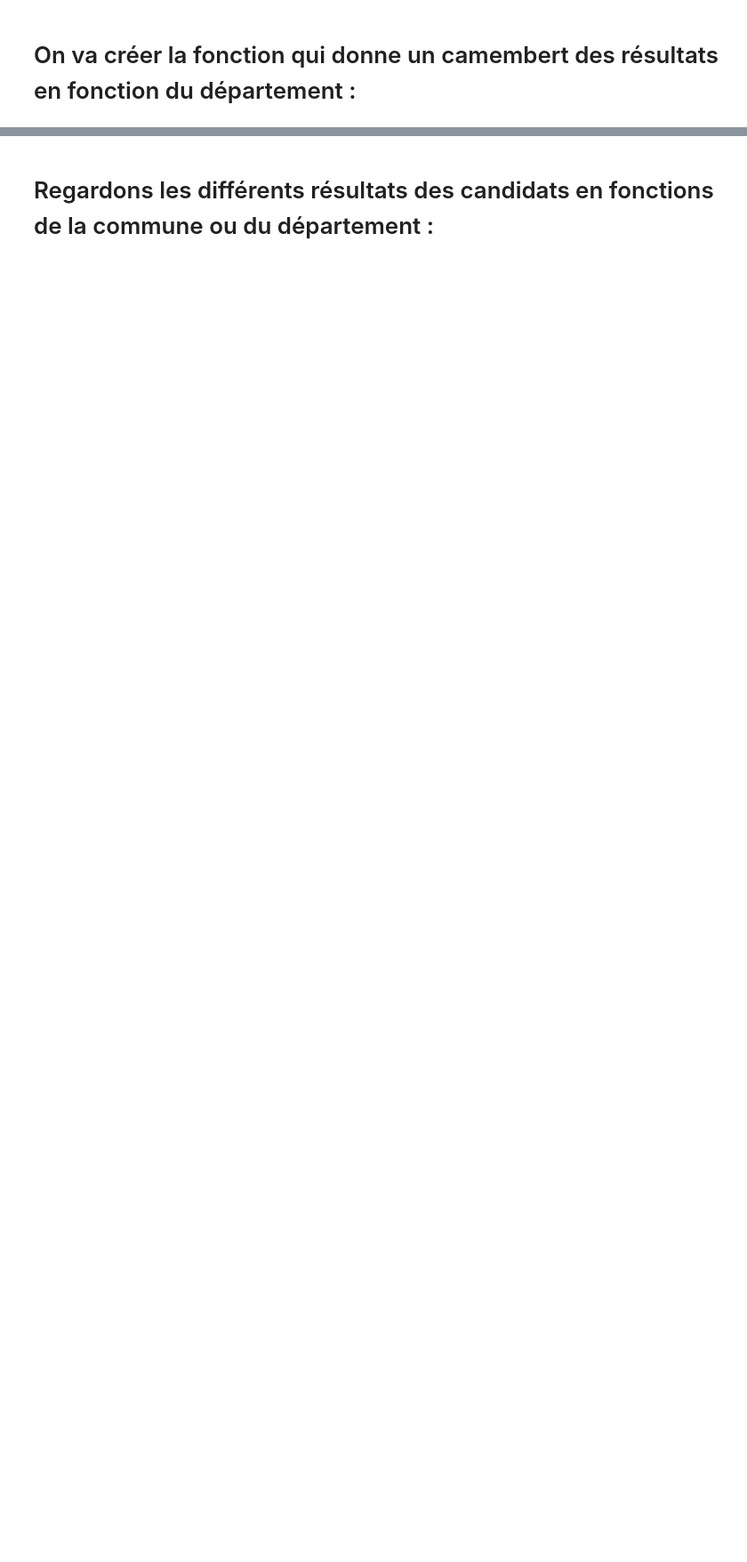
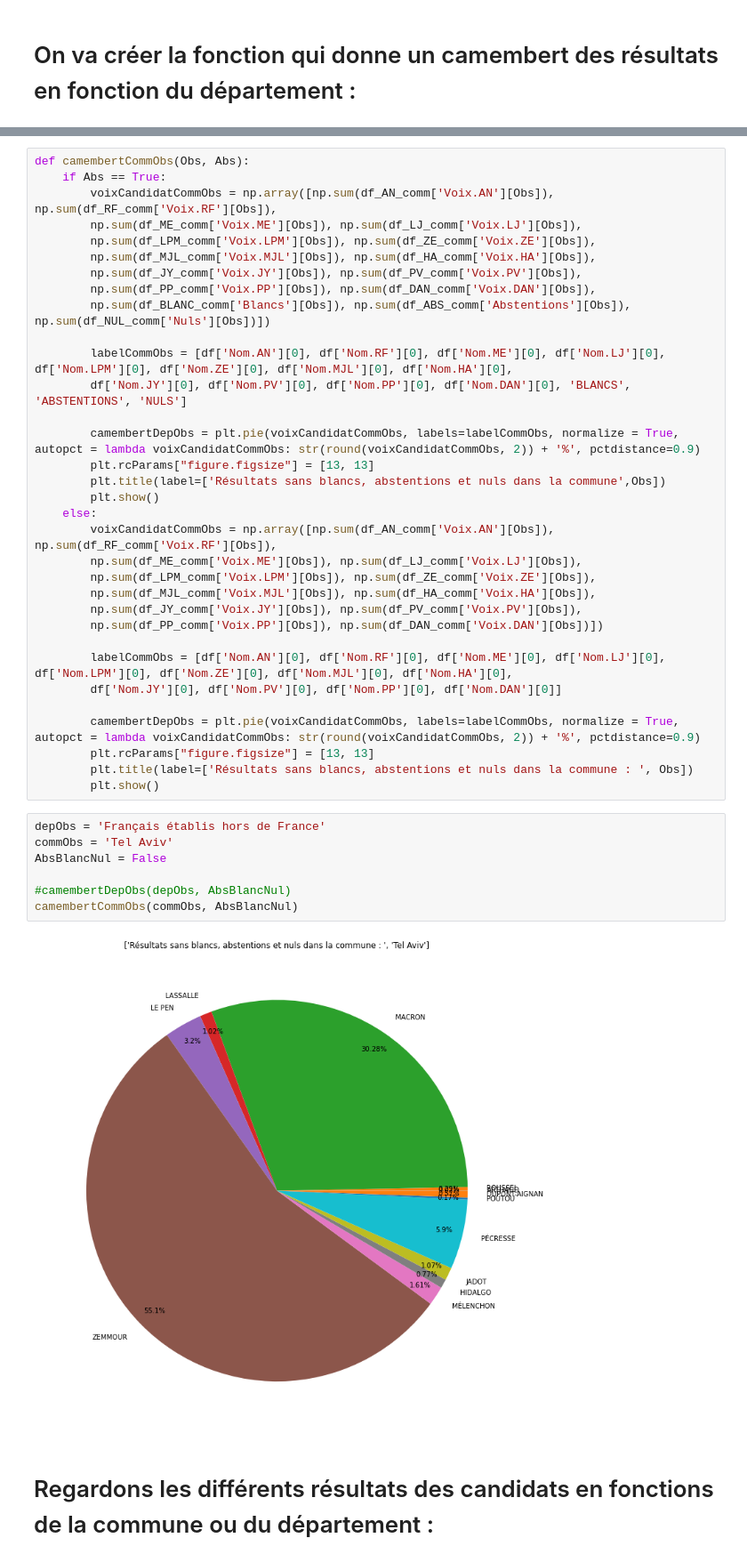
Before and after one commit to BaderEK/AnalyseDeDonnees, a Jupyter notebook: Groupe 2/Groupe 2/rendu.ipynb, the cells around one changed output, grey strips where cells are left out. Shown at 89% size. Saved outputs shown, nothing was run; the diff lists cells and outputs as text; blank space fills up the shorter version.

Commit message:
choix camembert commune, avec ou sans abs

```diff
--- a/Groupe 2/Groupe 2/rendu.ipynb
+++ b/Groupe 2/Groupe 2/rendu.ipynb
@@ -139,3 +165,45 @@ camembertDepObs(depObs)
+# %%
+def camembertCommObs(Obs, Abs):
+    if Abs == True:
+        voixCandidatCommObs = np.array([np.sum(df_AN_comm['Voix.AN'][Obs]), np.sum(df_RF_comm['Voix.RF'][Obs]),
+        np.sum(df_ME_comm['Voix.ME'][Obs]), np.sum(df_LJ_comm['Voix.LJ'][Obs]),
+        np.sum(df_LPM_comm['Voix.LPM'][Obs]), np.sum(df_ZE_comm['Voix.ZE'][Obs]),
+        np.sum(df_MJL_comm['Voix.MJL'][Obs]), np.sum(df_HA_comm['Voix.HA'][Obs]),
+        np.sum(df_JY_comm['Voix.JY'][Obs]), np.sum(df_PV_comm['Voix.PV'][Obs]),
+        np.sum(df_PP_comm['Voix.PP'][Obs]), np.sum(df_DAN_comm['Voix.DAN'][Obs]),
+        np.sum(df_BLANC_comm['Blancs'][Obs]), np.sum(df_ABS_comm['Abstentions'][Obs]), np.sum(df_NUL_comm['Nuls'][Obs])])
+
+        labelCommObs = [df['Nom.AN'][0], df['Nom.RF'][0], df['Nom.ME'][0], df['Nom.LJ'][0], df['Nom.LPM'][0], df['Nom.ZE'][0], df['Nom.MJL'][0], df['Nom.HA'][0],
+        df['Nom.JY'][0], df['Nom.PV'][0], df['Nom.PP'][0], df['Nom.DAN'][0], 'BLANCS', 'ABSTENTIONS', 'NULS']
+
+        camembertDepObs = plt.pie(voixCandidatCommObs, labels=labelCommObs, normalize = True, autopct = lambda voixCandidatCommObs: str(round(voixCandidatCommObs, 2)) + '%', pctdistance=0.9)
+        plt.rcParams["figure.figsize"] = [13, 13]
+        plt.title(label=['Résultats sans blancs, abstentions et nuls dans la commune',Obs])
+        plt.show()
+    else:
+        voixCandidatCommObs = np.array([np.sum(df_AN_comm['Voix.AN'][Obs]), np.sum(df_RF_comm['Voix.RF'][Obs]),
+        np.sum(df_ME_comm['Voix.ME'][Obs]), np.sum(df_LJ_comm['Voix.LJ'][Obs]),
+        np.sum(df_LPM_comm['Voix.LPM'][Obs]), np.sum(df_ZE_comm['Voix.ZE'][Obs]),
+        np.sum(df_MJL_comm['Voix.MJL'][Obs]), np.sum(df_HA_comm['Voix.HA'][Obs]),
+        np.sum(df_JY_comm['Voix.JY'][Obs]), np.sum(df_PV_comm['Voix.PV'][Obs]),
+        np.sum(df_PP_comm['Voix.PP'][Obs]), np.sum(df_DAN_comm['Voix.DAN'][Obs])])
+
+        labelCommObs = [df['Nom.AN'][0], df['Nom.RF'][0], df['Nom.ME'][0], df['Nom.LJ'][0], df['Nom.LPM'][0], df['Nom.ZE'][0], df['Nom.MJL'][0], df['Nom.HA'][0],
+        df['Nom.JY'][0], df['Nom.PV'][0], df['Nom.PP'][0], df['Nom.DAN'][0]]
+
+        camembertDepObs = plt.pie(voixCandidatCommObs, labels=labelCommObs, normalize = True, autopct = lambda voixCandidatCommObs: str(round(voixCandidatCommObs, 2)) + '%', pctdistance=0.9)
+        plt.rcParams["figure.figsize"] = [13, 13]
+        plt.title(label=['Résultats sans blancs, abstentions et nuls dans la commune : ', Obs])
+        plt.show()
+# %%
+depObs = 'Français établis hors de France'
+commObs = 'Tel Aviv'
+AbsBlancNul = False
+
+#camembertDepObs(depObs, AbsBlancNul)
+camembertCommObs(commObs, AbsBlancNul)
+# %% [output]
+[figure, added]
 # %% [markdown]
 # Regardons les différents résultats des candidats en fonctions de la commune ou du département :
 # %%
```
Also changed, not shown: parts of 10 cells of this notebook.
